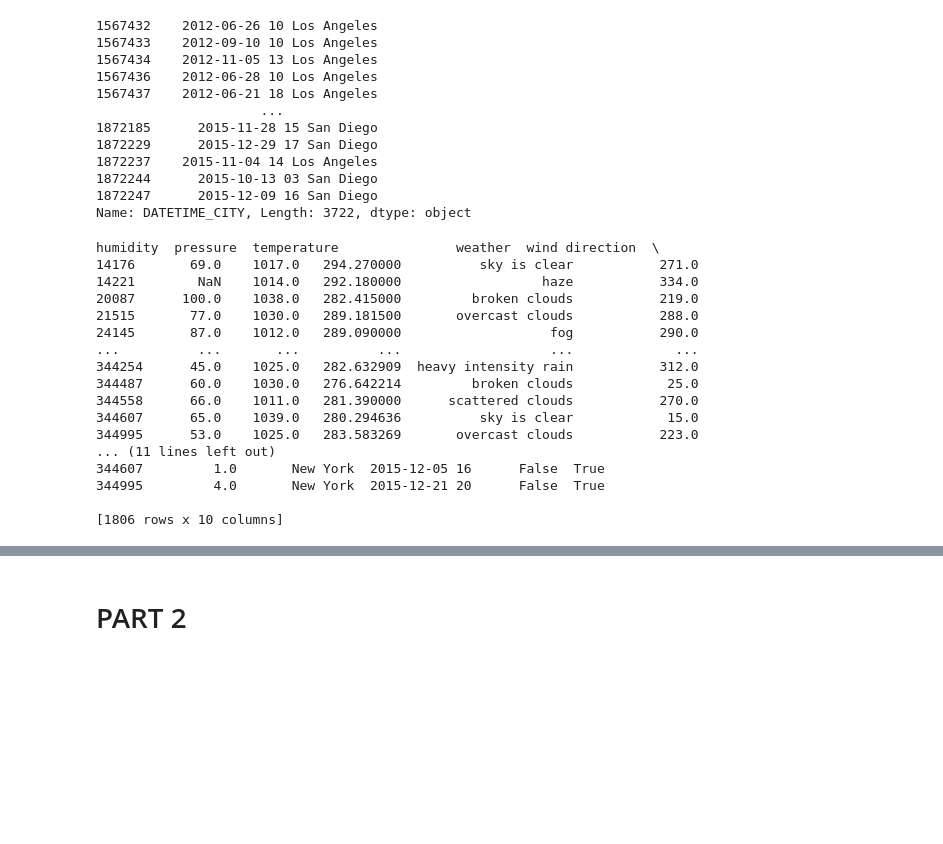
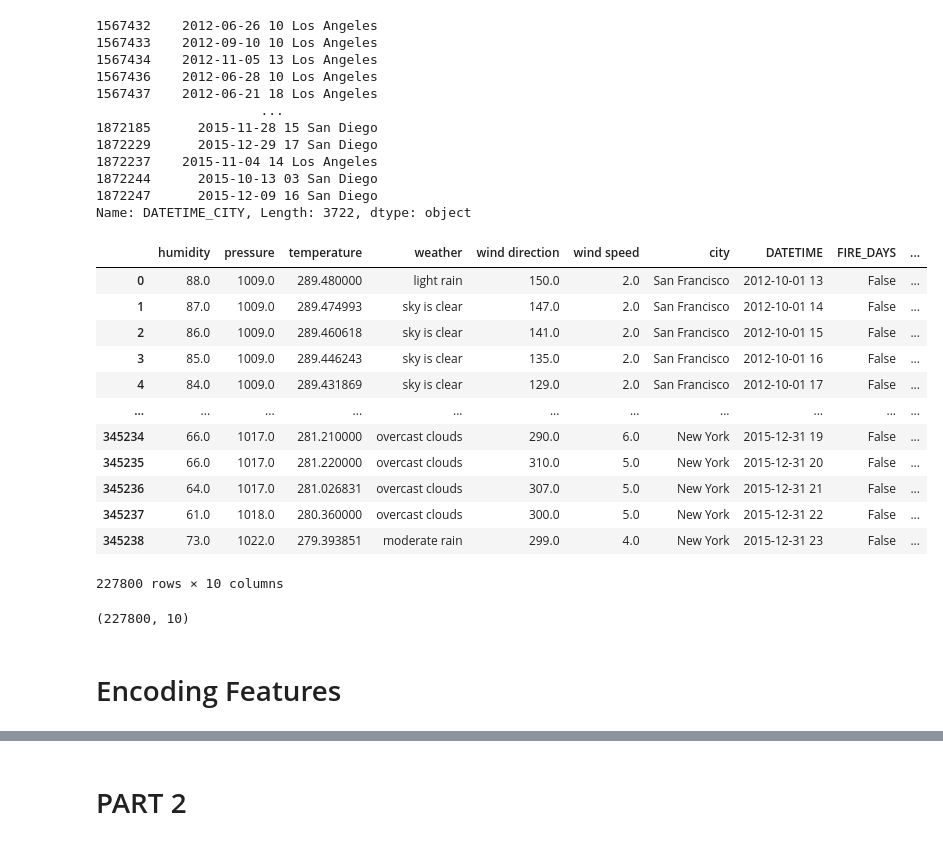
Before and after one commit to Cakhavan/FireWeatherKaggleAnalysis, a Jupyter notebook: final.ipynb, the cells around one changed output, grey strips where cells are left out. Drawn from its saved outputs; the diff is of its cells as text; code cells hidden in the pictures; blank space fills up the shorter version.

```diff
--- a/final.ipynb
+++ b/final.ipynb
@@ -249,22 +249,26 @@ df_weatherdata['FIRE_DAYS'] = False
 df_weatherdata['FIRE'] = False
 df_weatherdata['FIRE'][df_weatherdata.loc[df_weatherdata['DATETIME_CITY'].isin(df['DATETIME_CITY'].values)].index] = True
 df_weatherdata = df_weatherdata[df_weatherdata.columns.drop(['time', 'DATE', 'TIME', 'DATETIME_CITY'])]
-print(df_weatherdata.loc[df_weatherdata['FIRE']==True])
+# print(df_weatherdata.loc[df_weatherdata['FIRE']==True])
-# %% [output]
-humidity  pressure  temperature               weather  wind direction  \
-14176       69.0    1017.0   294.270000          sky is clear           271.0
-14221        NaN    1014.0   292.180000                  haze           334.0
-20087      100.0    1038.0   282.415000         broken clouds           219.0
-21515       77.0    1030.0   289.181500       overcast clouds           288.0
-24145       87.0    1012.0   289.090000                   fog           290.0
-...          ...       ...          ...                   ...             ...
-344254      45.0    1025.0   282.632909  heavy intensity rain           312.0
-344487      60.0    1030.0   276.642214         broken clouds            25.0
-344558      66.0    1011.0   281.390000      scattered clouds           270.0
-344607      65.0    1039.0   280.294636          sky is clear            15.0
-344995      53.0    1025.0   283.583269       overcast clouds           223.0
-... (11 lines left out)
-344607         1.0       New York  2015-12-05 16      False  True
-344995         4.0       New York  2015-12-21 20      False  True
-
-[1806 rows x 10 columns]
+# %%
+df_weatherdata
+# %% [output]
+|  | humidity | pressure | temperature | weather | wind direction | wind speed | city | DATETIME | FIRE_DAYS | ... |
+| 0 | 88.0 | 1009.0 | 289.480000 | light rain | 150.0 | 2.0 | San Francisco | 2012-10-01 13 | False | ... |
+| 1 | 87.0 | 1009.0 | 289.474993 | sky is clear | 147.0 | 2.0 | San Francisco | 2012-10-01 14 | False | ... |
+| 2 | 86.0 | 1009.0 | 289.460618 | sky is clear | 141.0 | 2.0 | San Francisco | 2012-10-01 15 | False | ... |
+| 3 | 85.0 | 1009.0 | 289.446243 | sky is clear | 135.0 | 2.0 | San Francisco | 2012-10-01 16 | False | ... |
+| 4 | 84.0 | 1009.0 | 289.431869 | sky is clear | 129.0 | 2.0 | San Francisco | 2012-10-01 17 | False | ... |
+| ... | ... | ... | ... | ... | ... | ... | ... | ... | ... | ... |
+| 345234 | 66.0 | 1017.0 | 281.210000 | overcast clouds | 290.0 | 6.0 | New York | 2015-12-31 19 | False | ... |
+| 345235 | 66.0 | 1017.0 | 281.220000 | overcast clouds | 310.0 | 5.0 | New York | 2015-12-31 20 | False | ... |
+| 345236 | 64.0 | 1017.0 | 281.026831 | overcast clouds | 307.0 | 5.0 | New York | 2015-12-31 21 | False | ... |
+| 345237 | 61.0 | 1018.0 | 280.360000 | overcast clouds | 300.0 | 5.0 | New York | 2015-12-31 22 | False | ... |
+| 345238 | 73.0 | 1022.0 | 279.393851 | moderate rain | 299.0 | 4.0 | New York | 2015-12-31 23 | False | ... |
+227800 rows × 10 columns
+# %%
+# before continuing drop any row that contains NaN values in more than one column
+df_weatherdata.dropna(subset=['humidity', 'pressure', 'temperature'], how='all', inplace=True)
+df_weatherdata.shape
+# %% [output]
+(227800, 10)
@@ -270,0 +278,2 @@ humidity  pressure  temperature               weather  wind direction  \
+# %% [markdown]
+# Encoding Features
```
Also changed, not shown: parts of 47 cells of this notebook.
